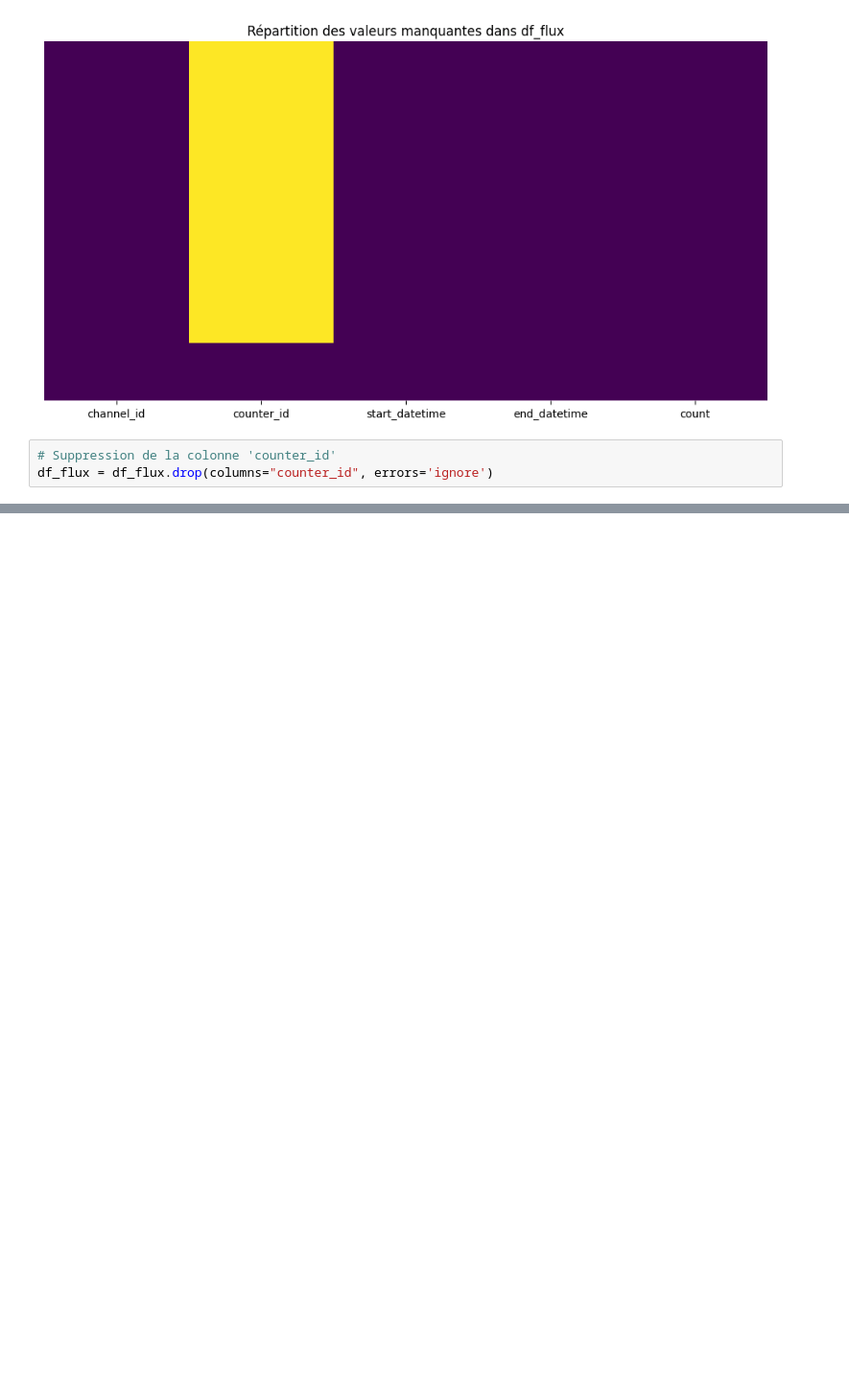
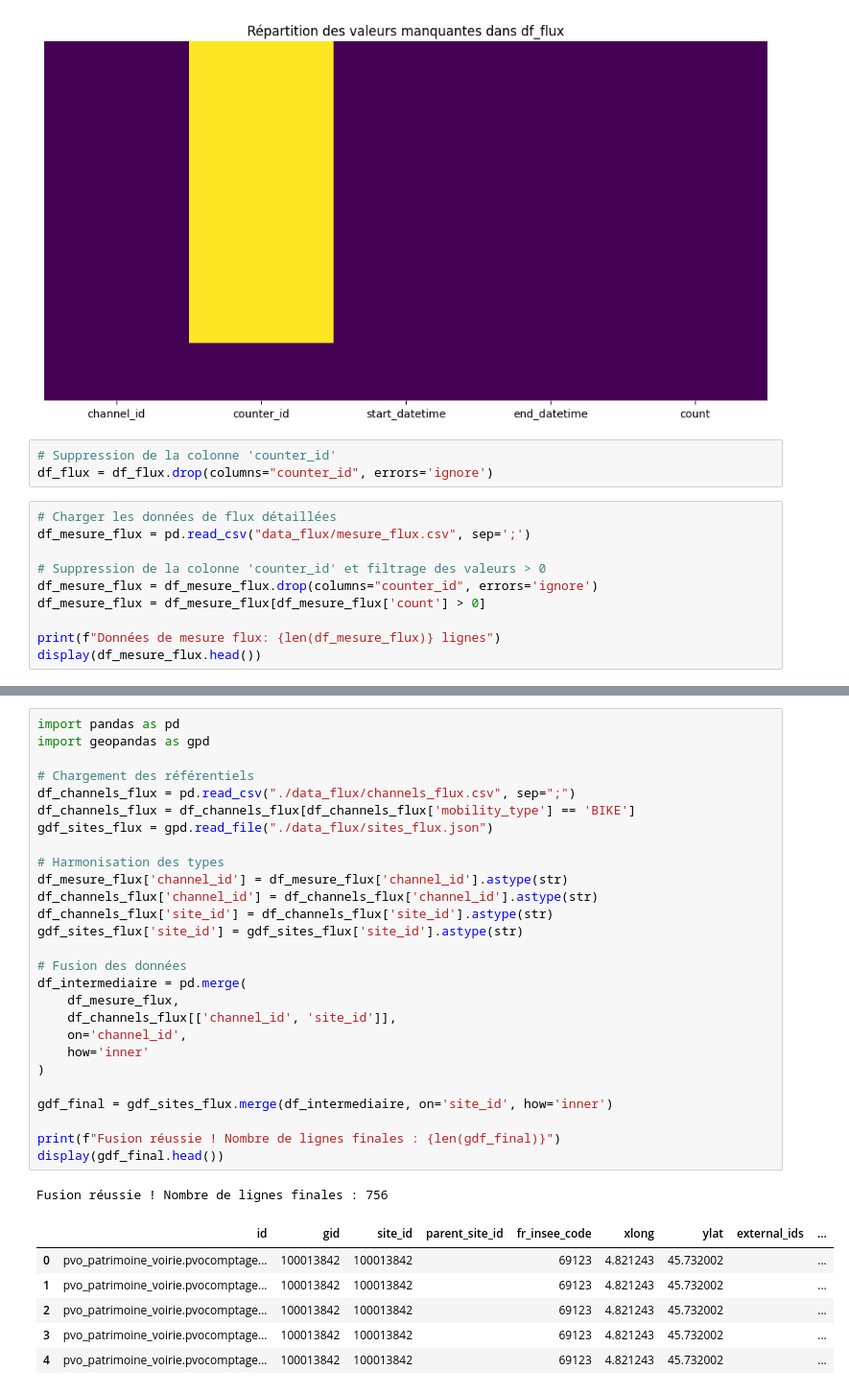
Before and after one commit to Lilian2588/datathon, a Jupyter notebook: main.ipynb, the cells around one changed output, grey strips where cells are left out. Shown at 96% size. Drawn from its saved outputs; the diff is of its cells as text; blank space fills up the shorter version.

```diff
--- a/main.ipynb
+++ b/main.ipynb
@@ -181,3 +157,13 @@ plt.show()
 # %%
 # Suppression de la colonne 'counter_id'
 df_flux = df_flux.drop(columns="counter_id", errors='ignore')
+# %%
+# Charger les données de flux détaillées
+df_mesure_flux = pd.read_csv("data_flux/mesure_flux.csv", sep=';')
+
+# Suppression de la colonne 'counter_id' et filtrage des valeurs > 0
+df_mesure_flux = df_mesure_flux.drop(columns="counter_id", errors='ignore')
+df_mesure_flux = df_mesure_flux[df_mesure_flux['count'] > 0]
+
+print(f"Données de mesure flux: {len(df_mesure_flux)} lignes")
+display(df_mesure_flux.head())
@@ -183,0 +178,35 @@ df_flux = df_flux.drop(columns="counter_id", errors='ignore')
+# %%
+import pandas as pd
+import geopandas as gpd
+
+# Chargement des référentiels
+df_channels_flux = pd.read_csv("./data_flux/channels_flux.csv", sep=";")
+df_channels_flux = df_channels_flux[df_channels_flux['mobility_type'] == 'BIKE']
+gdf_sites_flux = gpd.read_file("./data_flux/sites_flux.json")
+
+# Harmonisation des types
+df_mesure_flux['channel_id'] = df_mesure_flux['channel_id'].astype(str)
+df_channels_flux['channel_id'] = df_channels_flux['channel_id'].astype(str)
+df_channels_flux['site_id'] = df_channels_flux['site_id'].astype(str)
+gdf_sites_flux['site_id'] = gdf_sites_flux['site_id'].astype(str)
+
+# Fusion des données
+df_intermediaire = pd.merge(
+    df_mesure_flux,
+    df_channels_flux[['channel_id', 'site_id']],
+    on='channel_id',
+    how='inner'
+)
+
+gdf_final = gdf_sites_flux.merge(df_intermediaire, on='site_id', how='inner')
+
+print(f"Fusion réussie ! Nombre de lignes finales : {len(gdf_final)}")
+display(gdf_final.head())
+# %% [output]
+Fusion réussie ! Nombre de lignes finales : 756
+|  | id | gid | site_id | parent_site_id | fr_insee_code | xlong | ylat | external_ids | ... |
+| 0 | pvo_patrimoine_voirie.pvocomptage... | 100013842 | 100013842 |  | 69123 | 4.821243 | 45.732002 |  | ... |
+| 1 | pvo_patrimoine_voirie.pvocomptage... | 100013842 | 100013842 |  | 69123 | 4.821243 | 45.732002 |  | ... |
+| 2 | pvo_patrimoine_voirie.pvocomptage... | 100013842 | 100013842 |  | 69123 | 4.821243 | 45.732002 |  | ... |
+| 3 | pvo_patrimoine_voirie.pvocomptage... | 100013842 | 100013842 |  | 69123 | 4.821243 | 45.732002 |  | ... |
+| 4 | pvo_patrimoine_voirie.pvocomptage... | 100013842 | 100013842 |  | 69123 | 4.821243 | 45.732002 |  | ... |
```
Also changed, not shown: parts of 9 cells of this notebook, 8 other files.
